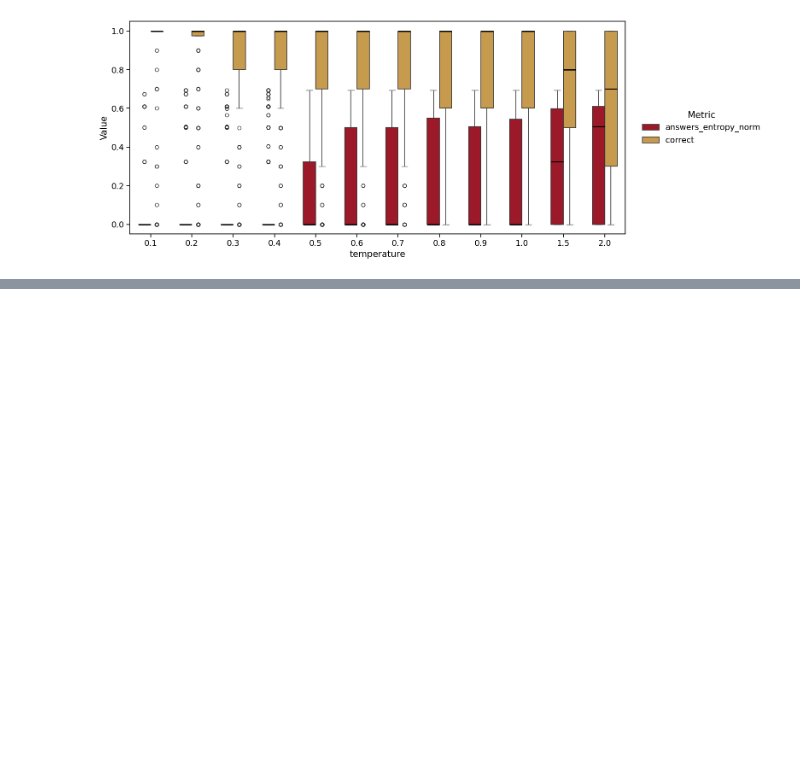
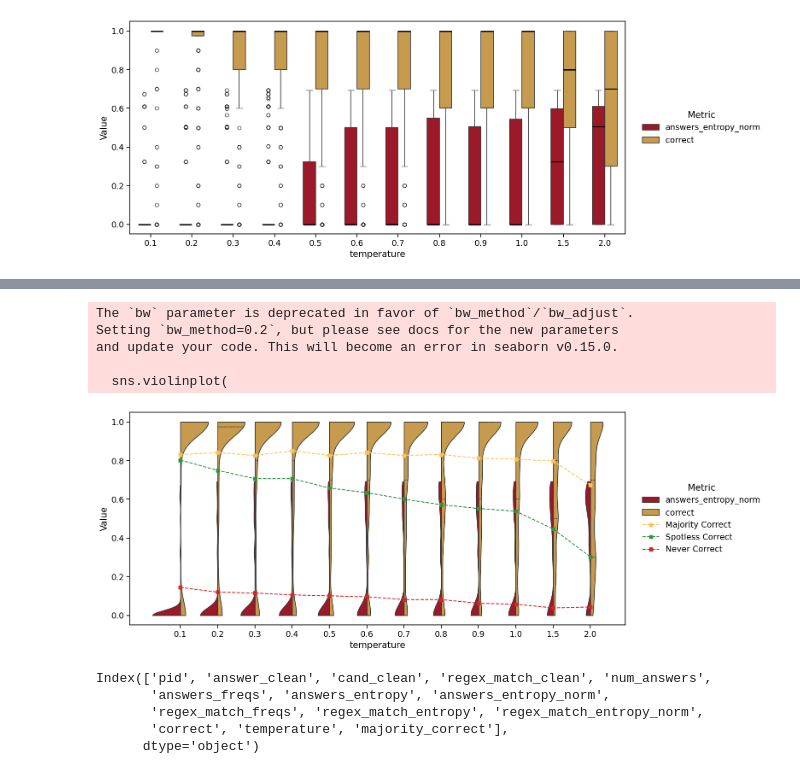
Before and after one commit to carloalbertobono/llm-uncertainty, a Jupyter notebook: exp-temperature/temperature-report.ipynb, the cells around one changed output, grey strips where cells are left out. Saved outputs shown, nothing was run; the diff lists cells and outputs as text; code cells hidden in the pictures; blank space fills up the shorter version.

```diff
--- a/exp-temperature/temperature-report.ipynb
+++ b/exp-temperature/temperature-report.ipynb
@@ -169,0 +240,2 @@ plt.show()
+# %%
+d['majority_correct'] = d.correct >= 0.5
@@ -169,0 +293,74 @@ plt.show()
+# %%
+from palettable.tableau import TrafficLight_9
+import matplotlib.pyplot as plt
+import seaborn as sns
+import pandas as pd
+
+palette = TrafficLight_9.mpl_colors
+
+# Normalize to 0–1
+total_counts = d.groupby('temperature').size()
+maj_correct_norm = d.groupby('temperature').majority_correct.sum() / total_counts
+spotless_correct_norm = d[d.correct == 1.].groupby('temperature').correct.sum() / total_counts
+never_correct_norm = d[d.correct==0.].groupby('temperature').correct.size() / total_counts
+
+# Ensure consistent temperature order
+temperature_order = sorted(d["temperature"].unique())
+x_pos = range(len(temperature_order))
+
+maj_vals = maj_correct_norm.reindex(temperature_order).values
+spot_vals = spotless_correct_norm.reindex(temperature_order).values
+never_vals = never_correct_norm.reindex(temperature_order).values
+
+# Plot
+plt.figure(figsize=(16, 6))
+
+sns.violinplot(
+    data=d_melted,
+    x="temperature",
+    y="Value",
+    hue="Metric",
+    split=True,
+    inner="quart",
+    density_norm="area",
+    cut=0,
+    bw=0.2,
+    width=1.5,
+    palette=palette[:2]  # Use only first two for violin
+)
+
+# Overlay normalized summary lines
+plt.plot(x_pos, maj_vals, marker='s', linestyle='--', color=palette[4], label='Majority Correct')
+plt.plot(x_pos, spot_vals, marker='s', linestyle='--', color=palette[2], label='Spotless Correct')
+plt.plot(x_pos, never_vals, marker='s', linestyle='--', color=palette[3], label='Never Correct')
+
+# Set x-axis labels
+plt.xticks(ticks=x_pos, labels=temperature_order)
+
+# Combine legends
+handles1, labels1 = plt.gca().get_legend_handles_labels()
+plt.legend(
+    handles=handles1,
+    title="Metric",
+    loc="center left",
+    bbox_to_anchor=(1.02, 0.5),
+    frameon=False
+)
+
+plt.tight_layout()
+plt.show()
+# %% [output]
+The `bw` parameter is deprecated in favor of `bw_method`/`bw_adjust`.
+Setting `bw_method=0.2`, but please see docs for the new parameters
+and update your code. This will become an error in seaborn v0.15.0.
+
+  sns.violinplot(
+[figure, added]
+# %%
+d.columns
+# %% [output]
+Index(['pid', 'answer_clean', 'cand_clean', 'regex_match_clean', 'num_answers',
+       'answers_freqs', 'answers_entropy', 'answers_entropy_norm',
+       'regex_match_freqs', 'regex_match_entropy', 'regex_match_entropy_norm',
+       'correct', 'temperature', 'majority_correct'],
+      dtype='object')
```
Also changed, not shown: parts of 14 cells of this notebook, 2 other files.
